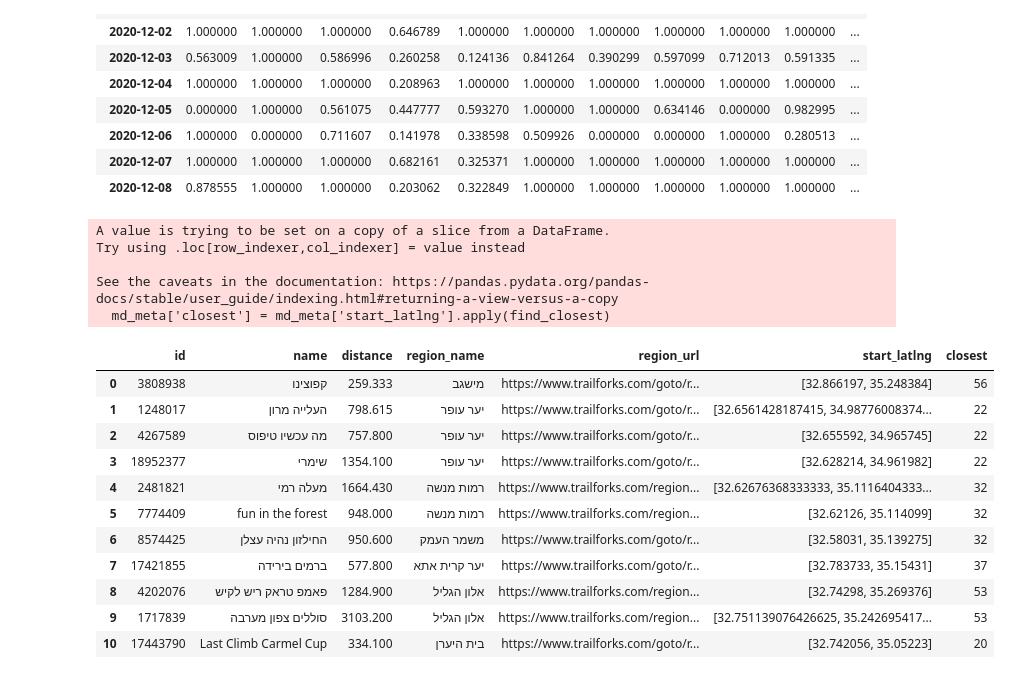
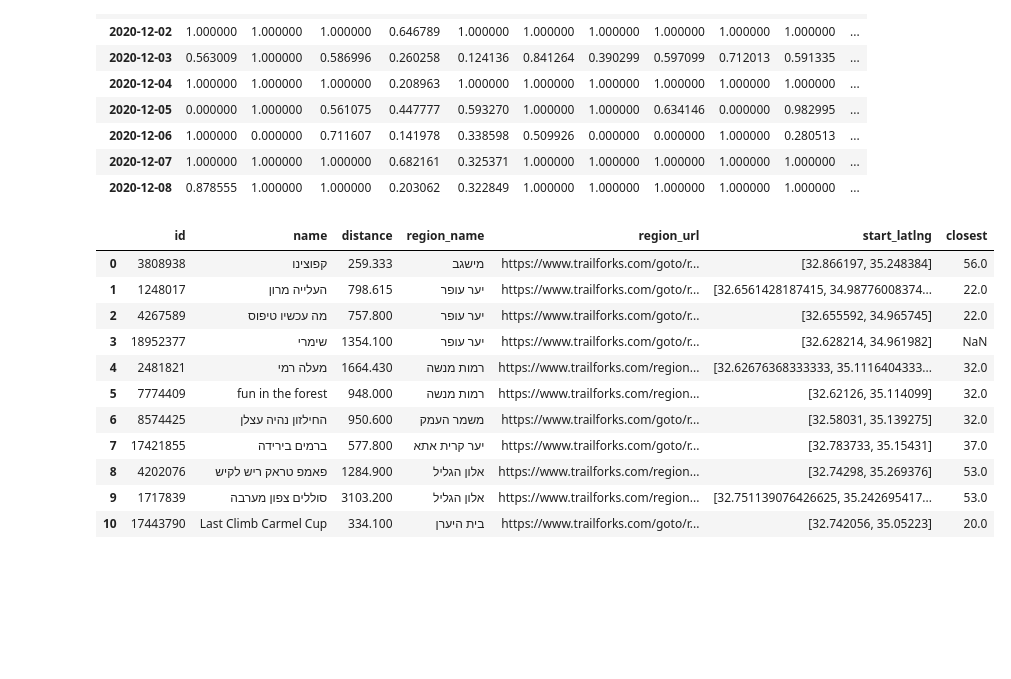
Before and after one commit to dpelleg/notebooks, a Jupyter notebook: mudguard/stats_nb.ipynb, the cells around one changed output. Drawn from its saved outputs; the diff is of its cells as text; code cells hidden in the pictures; blank space fills up the shorter version.

```diff
--- a/mudguard/stats_nb.ipynb
+++ b/mudguard/stats_nb.ipynb
@@ -65,7 +65,7 @@ md['hist_length'] = md['time_retrieved'] - md['created_at']
 md['hist_length_days'] = md['hist_length'].apply(lambda x: x.days)
 md['weekly_avg'] = 7*md['effort_count'] / md['hist_length_days']
 
-md_meta = md[['id', 'name', 'distance', 'region_name', 'region_url', 'start_latlng']]
+md_meta = md[['id', 'name', 'distance', 'region_name', 'region_url', 'start_latlng']].copy()
 md[['id', 'name', 'weekly_avg']]
 # %% [output]
 |  | id | name | weekly_avg |
@@ -264,28 +264,23 @@ with open(fileout, "w", encoding="utf-8") as file:
 # %%
 from stations import closest_station
 
 def find_closest(x):
     xl = list(map(float, x.strip('][').split(', ')))
     return(closest_station(xl[0], xl[1]))
 
 # fill closest station
-md_meta['closest'] = md_meta['start_latlng'].apply(find_closest)
+md_meta['closest'] = md_meta.apply(lambda r : find_closest(r['start_latlng']) if r['closest'] is None else r['closest'], axis=1)
 md_meta
 # %% [output]
-A value is trying to be set on a copy of a slice from a DataFrame.
-Try using .loc[row_indexer,col_indexer] = value instead
-
-See the caveats in the documentation: https://pandas.pydata.org/pandas-docs/stable/user_guide/indexing.html#returning-a-view-versus-a-copy
-  md_meta['closest'] = md_meta['start_latlng'].apply(find_closest)
 |  | id | name | distance | region_name | region_url | start_latlng | closest |
-| 0 | 3808938 | קפוצינו | 259.333 | מישגב | https://www.trailforks.com/goto/r... | [32.866197, 35.248384] | 56 |
-| 1 | 1248017 | העלייה מרון | 798.615 | יער עופר | https://www.trailforks.com/goto/r... | [32.6561428187415, 34.98776008374... | 22 |
-| 2 | 4267589 | מה עכשיו טיפוס | 757.800 | יער עופר | https://www.trailforks.com/goto/r... | [32.655592, 34.965745] | 22 |
-| 3 | 18952377 | שימרי | 1354.100 | יער עופר | https://www.trailforks.com/goto/r... | [32.628214, 34.961982] | 22 |
-| 4 | 2481821 | מעלה רמי | 1664.430 | רמות מנשה | https://www.trailforks.com/region... | [32.62676368333333, 35.1116404333... | 32 |
-| 5 | 7774409 | fun in the forest | 948.000 | רמות מנשה | https://www.trailforks.com/region... | [32.62126, 35.114099] | 32 |
-| 6 | 8574425 | החילזון נהיה עצלן | 950.600 | משמר העמק | https://www.trailforks.com/goto/r... | [32.58031, 35.139275] | 32 |
-| 7 | 17421855 | ברמים בירידה | 577.800 | יער קרית אתא | https://www.trailforks.com/goto/r... | [32.783733, 35.15431] | 37 |
-| 8 | 4202076 | פאמפ טראק ריש לקיש | 1284.900 | אלון הגליל | https://www.trailforks.com/region... | [32.74298, 35.269376] | 53 |
-| 9 | 1717839 | סוללים צפון מערבה | 3103.200 | אלון הגליל | https://www.trailforks.com/region... | [32.751139076426625, 35.242695417... | 53 |
-| 10 | 17443790 | Last Climb Carmel Cup | 334.100 | בית היערן | https://www.trailforks.com/goto/r... | [32.742056, 35.05223] | 20 |
+| 0 | 3808938 | קפוצינו | 259.333 | מישגב | https://www.trailforks.com/goto/r... | [32.866197, 35.248384] | 56.0 |
+| 1 | 1248017 | העלייה מרון | 798.615 | יער עופר | https://www.trailforks.com/goto/r... | [32.6561428187415, 34.98776008374... | 22.0 |
+| 2 | 4267589 | מה עכשיו טיפוס | 757.800 | יער עופר | https://www.trailforks.com/goto/r... | [32.655592, 34.965745] | 22.0 |
+| 3 | 18952377 | שימרי | 1354.100 | יער עופר | https://www.trailforks.com/goto/r... | [32.628214, 34.961982] | NaN |
+| 4 | 2481821 | מעלה רמי | 1664.430 | רמות מנשה | https://www.trailforks.com/region... | [32.62676368333333, 35.1116404333... | 32.0 |
+| 5 | 7774409 | fun in the forest | 948.000 | רמות מנשה | https://www.trailforks.com/region... | [32.62126, 35.114099] | 32.0 |
+| 6 | 8574425 | החילזון נהיה עצלן | 950.600 | משמר העמק | https://www.trailforks.com/goto/r... | [32.58031, 35.139275] | 32.0 |
+| 7 | 17421855 | ברמים בירידה | 577.800 | יער קרית אתא | https://www.trailforks.com/goto/r... | [32.783733, 35.15431] | 37.0 |
+| 8 | 4202076 | פאמפ טראק ריש לקיש | 1284.900 | אלון הגליל | https://www.trailforks.com/region... | [32.74298, 35.269376] | 53.0 |
+| 9 | 1717839 | סוללים צפון מערבה | 3103.200 | אלון הגליל | https://www.trailforks.com/region... | [32.751139076426625, 35.242695417... | 53.0 |
+| 10 | 17443790 | Last Climb Carmel Cup | 334.100 | בית היערן | https://www.trailforks.com/goto/r... | [32.742056, 35.05223] | 20.0 |
```
Also changed, not shown: 1 other file.
